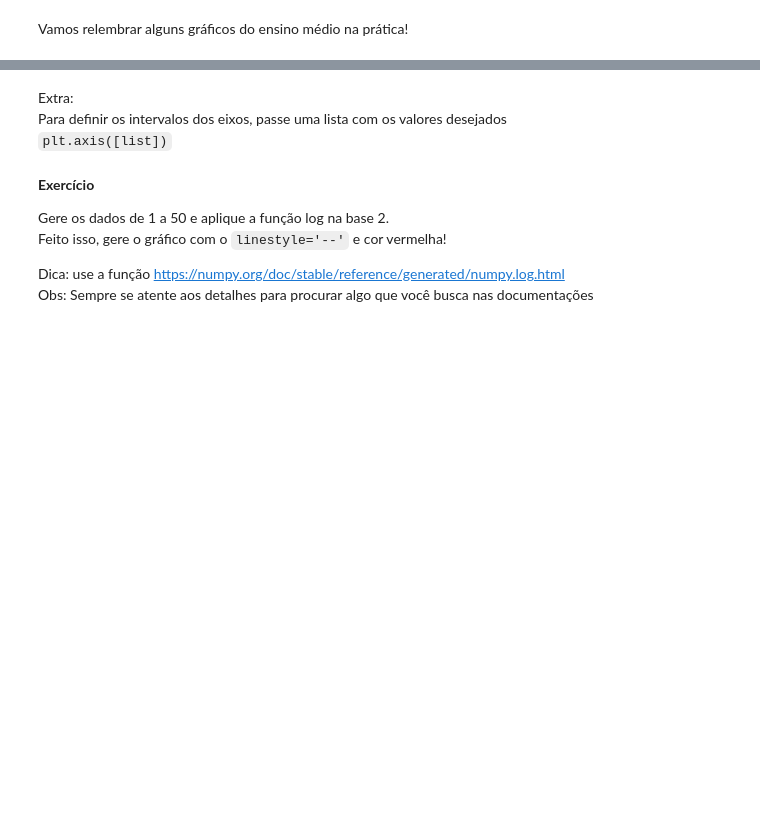
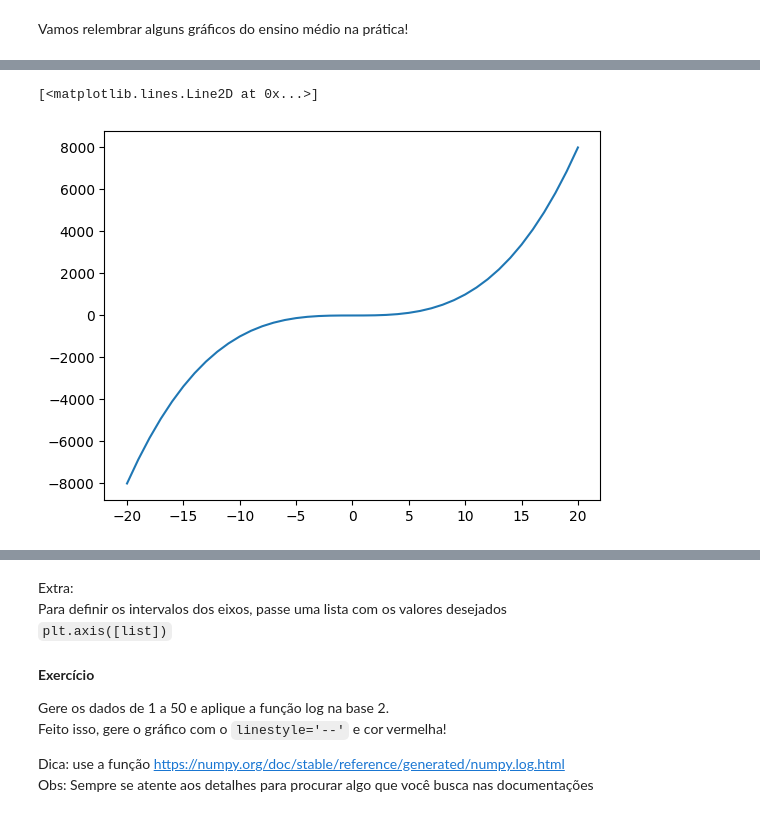
Before and after one commit to Vinicius203/Python_OFN5, a Jupyter notebook: notebook_aulas.ipynb, the cells around one changed output, grey strips where cells are left out. Drawn from its saved outputs; the diff is of its cells as text; code cells hidden in the pictures; blank space fills up the shorter version.

```diff
--- a/notebook_aulas.ipynb
+++ b/notebook_aulas.ipynb
@@ -2551,13 +2687,16 @@ Y = X**2
 # %%
 # Retornando uma função cúbica
 
 # Criação do array de dados
 X = np.array( range(-20,21) )
 
 # Elevando os dados ao cubo
 Y = X**3
 
 # Plot do gráfico com plt.plot(X,Y)
->
+plt.plot(X, Y)
+# %% [output]
+[<matplotlib.lines.Line2D at 0x...>]
+[figure, added]
 # %%
 # Função seno
```
Also changed, not shown: parts of 97 cells of this notebook.
